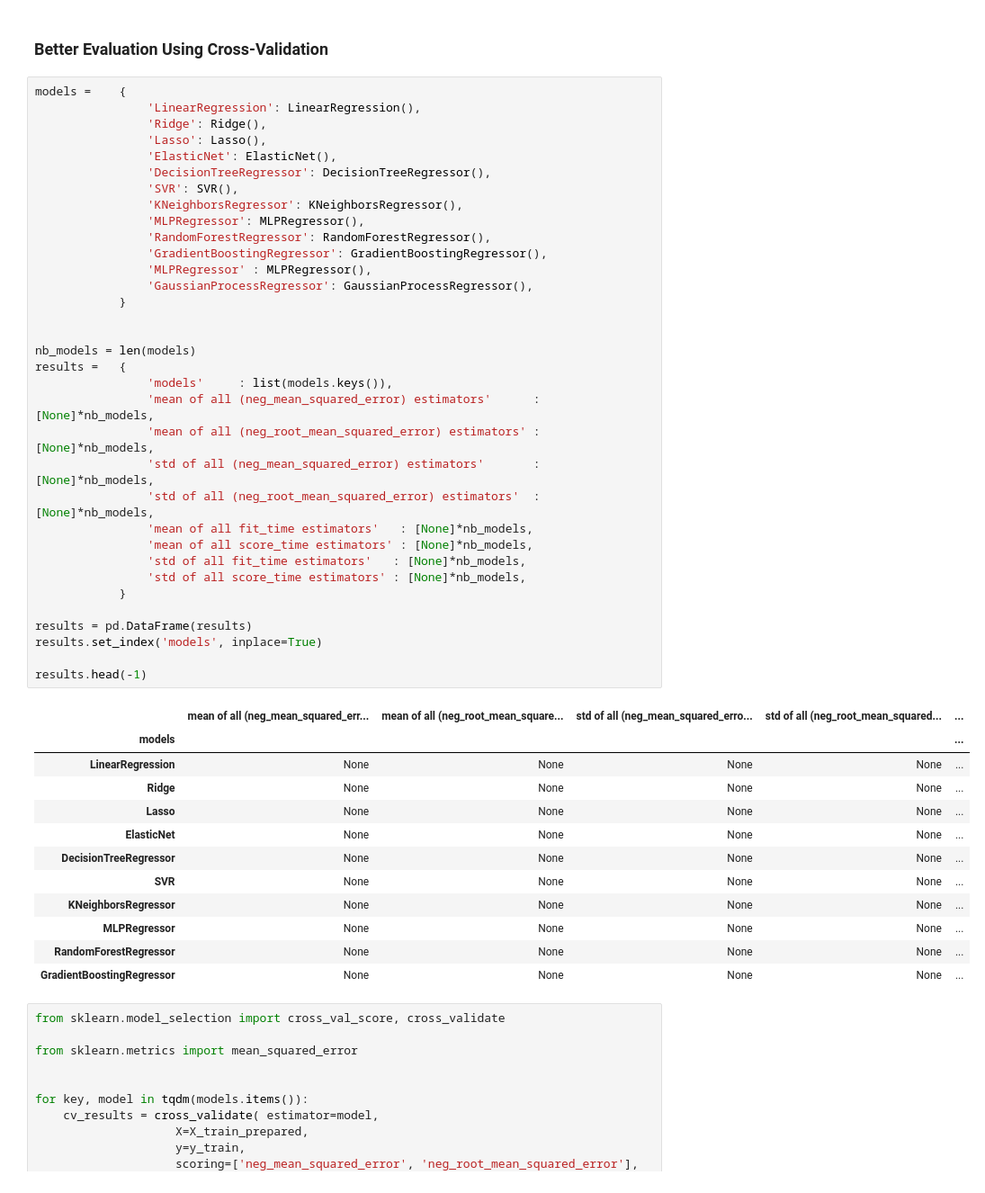
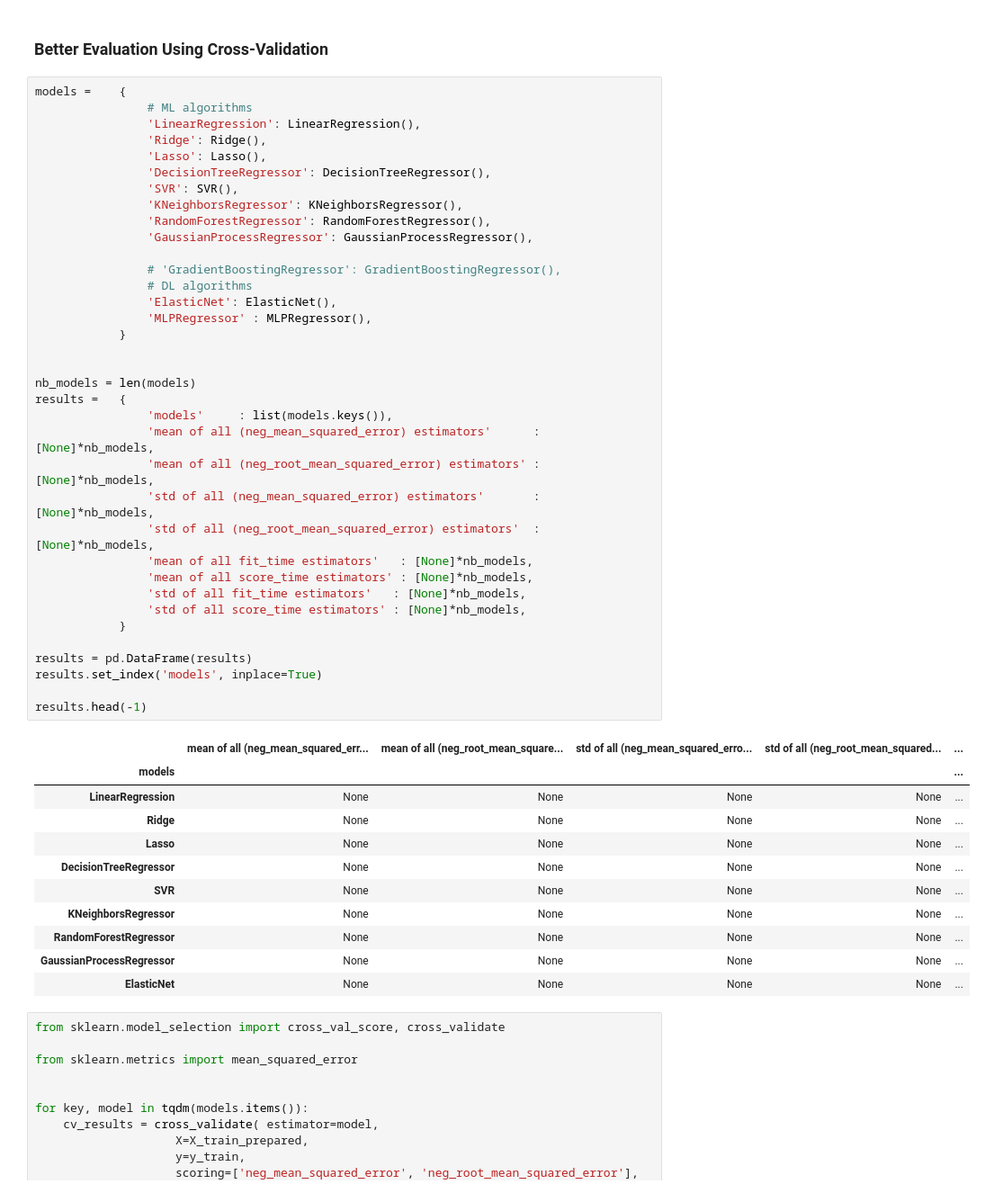
Before and after one commit to BranisGh/Data-Science-Projects, a Jupyter notebook: paris_housing.ipynb, the cells around one changed output. Shown at 90% size. Saved outputs shown, nothing was run; the diff lists cells and outputs as text.

```diff
--- a/paris_housing.ipynb
+++ b/paris_housing.ipynb
@@ -857,51 +1201,52 @@ results.head(-1)
 ### Better Evaluation Using Cross-Validation
 # %%
 models =    {
+                # ML algorithms
                 'LinearRegression': LinearRegression(),
                 'Ridge': Ridge(),
                 'Lasso': Lasso(),
-                'ElasticNet': ElasticNet(),
                 'DecisionTreeRegressor': DecisionTreeRegressor(),
                 'SVR': SVR(),
                 'KNeighborsRegressor': KNeighborsRegressor(),
-                'MLPRegressor': MLPRegressor(),
                 'RandomForestRegressor': RandomForestRegressor(),
-                'GradientBoostingRegressor': GradientBoostingRegressor(),
+                'GaussianProcessRegressor': GaussianProcessRegressor(),
+
+                # 'GradientBoostingRegressor': GradientBoostingRegressor(),
+                # DL algorithms
+                'ElasticNet': ElasticNet(),
                 'MLPRegressor' : MLPRegressor(),
-                'GaussianProcessRegressor': GaussianProcessRegressor(),
             }
 
 
 nb_models = len(models)
 results =   {
                 'models'     : list(models.keys()),
                 'mean of all (neg_mean_squared_error) estimators'      : [None]*nb_models,
                 'mean of all (neg_root_mean_squared_error) estimators' : [None]*nb_models,
                 'std of all (neg_mean_squared_error) estimators'       : [None]*nb_models,
                 'std of all (neg_root_mean_squared_error) estimators'  : [None]*nb_models,
                 'mean of all fit_time estimators'   : [None]*nb_models,
                 'mean of all score_time estimators' : [None]*nb_models,
                 'std of all fit_time estimators'   : [None]*nb_models,
                 'std of all score_time estimators' : [None]*nb_models,
             }
 
 results = pd.DataFrame(results)
 results.set_index('models', inplace=True)
 
 results.head(-1)
 # %% [output]
 |  | mean of all (neg_mean_squared_err... | mean of all (neg_root_mean_square... | std of all (neg_mean_squared_erro... | std of all (neg_root_mean_squared... | ... |
 | models |  |  |  |  | ... |
 | LinearRegression | None | None | None | None | ... |
 | Ridge | None | None | None | None | ... |
 | Lasso | None | None | None | None | ... |
-| ElasticNet | None | None | None | None | ... |
 | DecisionTreeRegressor | None | None | None | None | ... |
 | SVR | None | None | None | None | ... |
 | KNeighborsRegressor | None | None | None | None | ... |
-| MLPRegressor | None | None | None | None | ... |
 | RandomForestRegressor | None | None | None | None | ... |
-| GradientBoostingRegressor | None | None | None | None | ... |
+| GaussianProcessRegressor | None | None | None | None | ... |
+| ElasticNet | None | None | None | None | ... |
 # %%
 from sklearn.model_selection import cross_val_score, cross_validate
 
```
Also changed, not shown: parts of 25 cells of this notebook.
